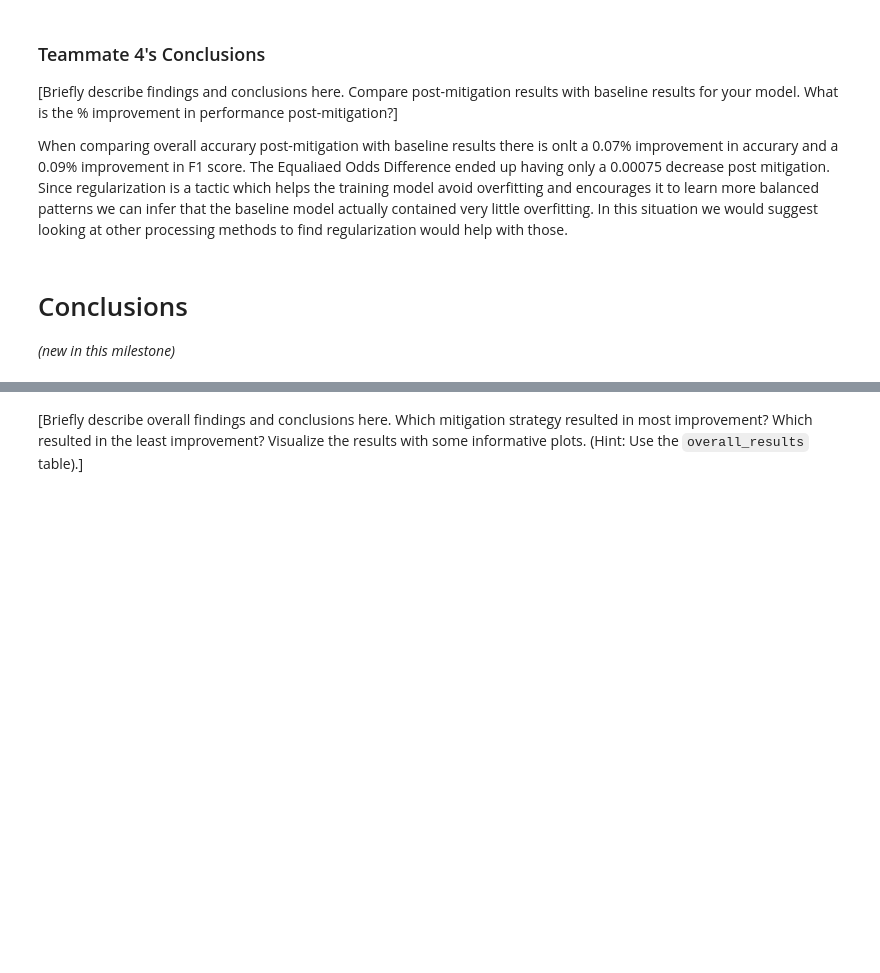
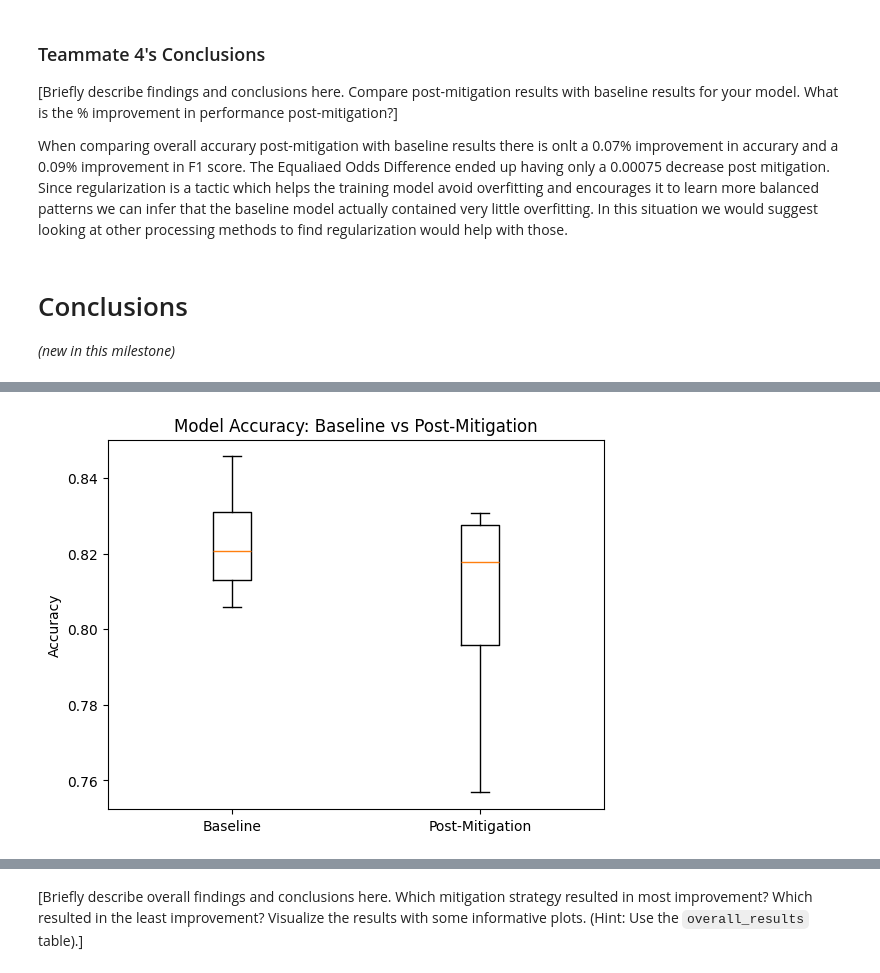
Before and after one commit to henry-AY/CS108-212-STAT108-212-W26-Course-Project, a Jupyter notebook: Week_6/CS108_212_STAT108_212_W26_Course_Project_Bias_Mitigation-2.ipynb, the cells around one changed output, grey strips where cells are left out. Cells and saved outputs as stored; diff of their text form; code cells hidden in the pictures; blank space fills up the shorter version.

```diff
--- a/Week_6/CS108_212_STAT108_212_W26_Course_Project_Bias_Mitigation-2.ipynb
+++ b/Week_6/CS108_212_STAT108_212_W26_Course_Project_Bias_Mitigation-2.ipynb
@@ -869,0 +868,12 @@ overall_results ## Note: The table displayed below in this starter notebook is f
+# %%
+baseline = overall_results[overall_results['experiment_type'] == 'baseline']
+mitigated = overall_results[overall_results['experiment_type'] == 'post-mitigation']
+
+plt.figure()
+plt.boxplot([baseline['accuracy_overall'], mitigated['accuracy_overall']])
+plt.xticks([1,2], ['Baseline', 'Post-Mitigation'])
+plt.ylabel("Accuracy")
+plt.title("Model Accuracy: Baseline vs Post-Mitigation")
+plt.show()
+# %% [output]
+[figure, added]
```
Also changed, not shown: parts of 10 cells of this notebook.
